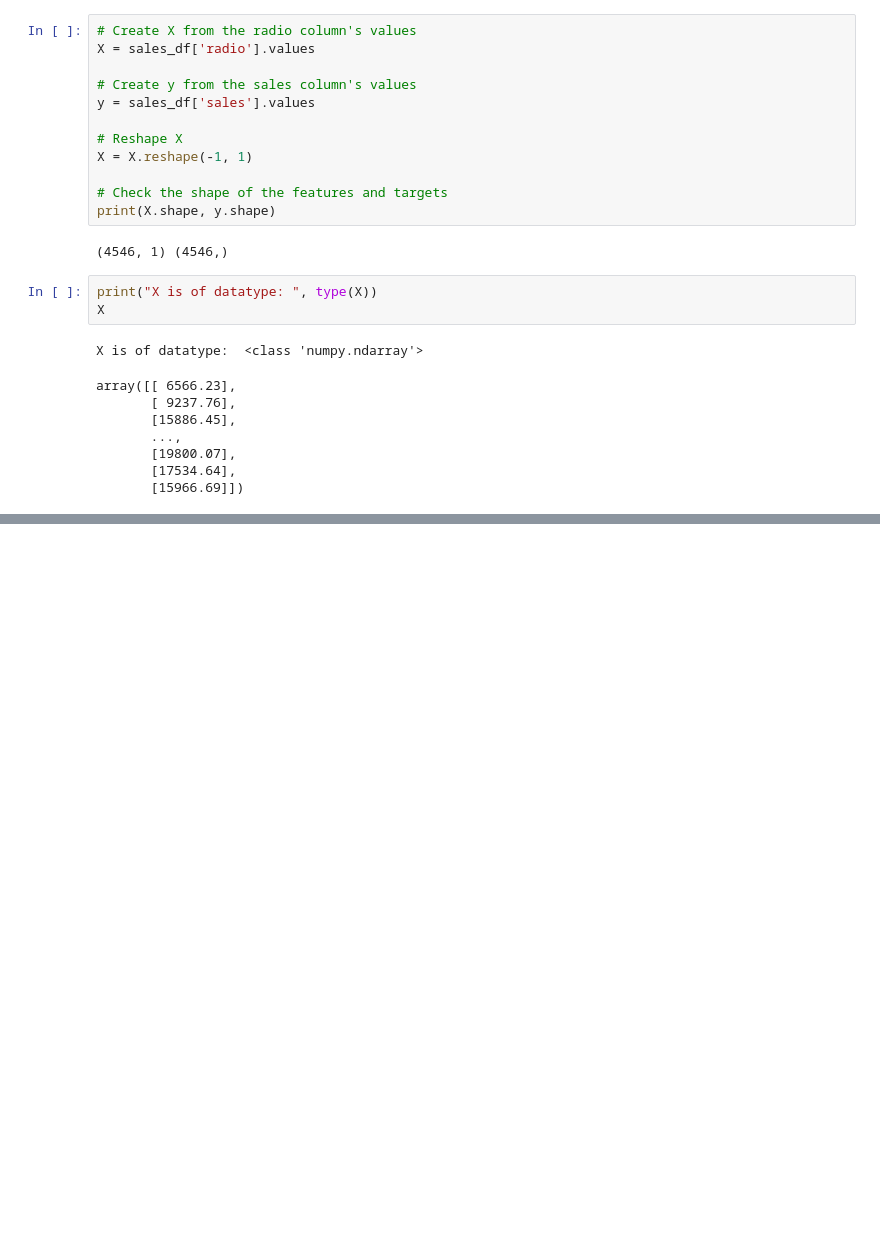
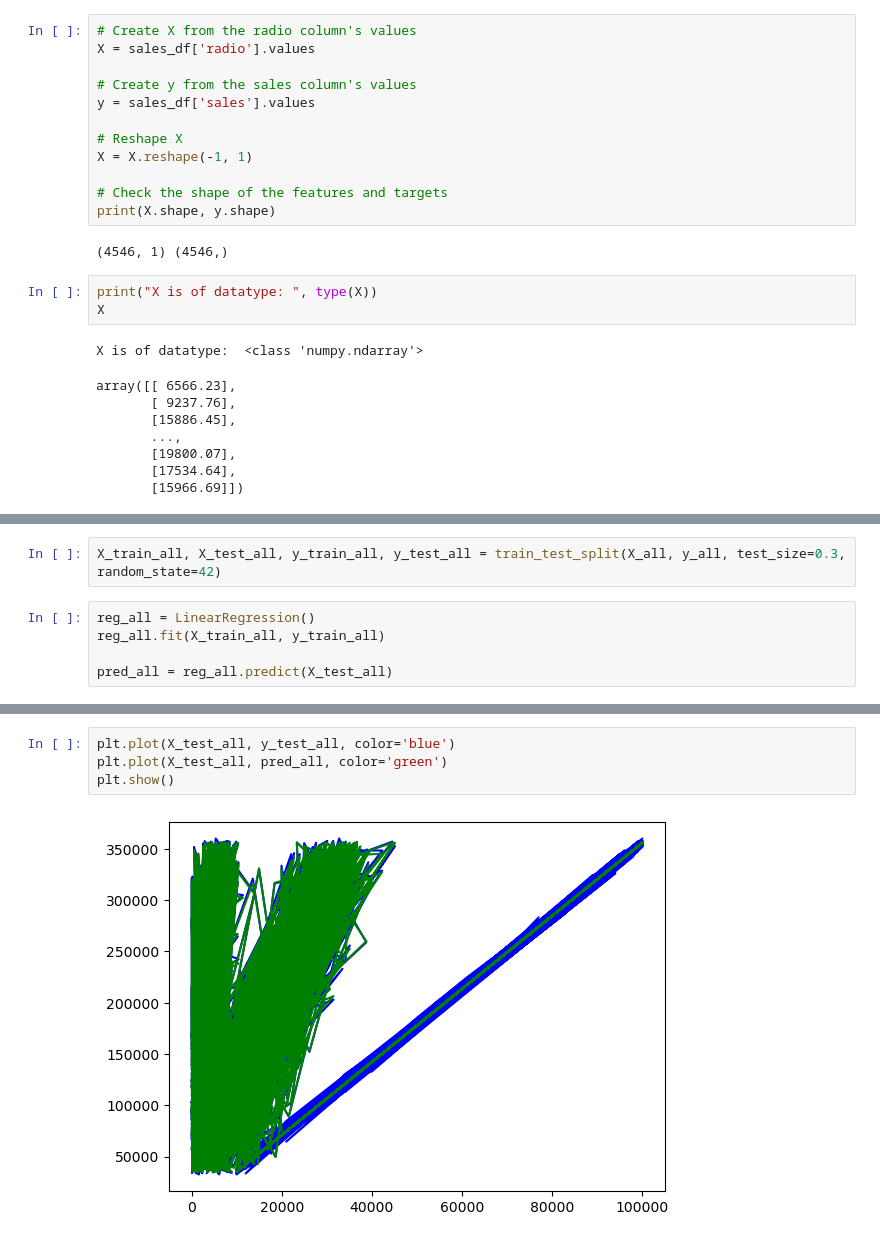
Before and after one commit to endiesworld/ML_projects, a Jupyter notebook: supervised-learning/Regression-problem/linearRegression.ipynb, the cells around one changed output, grey strips where cells are left out. Drawn from its saved outputs; the diff is of its cells as text; blank space fills up the shorter version.

Commit message:
feat: Updated the regression notebook

```diff
--- a/supervised-learning/Regression-problem/linearRegression.ipynb
+++ b/supervised-learning/Regression-problem/linearRegression.ipynb
@@ -65,0 +232,7 @@ print(predictions[:5])
+# %%
+X_train_all, X_test_all, y_train_all, y_test_all = train_test_split(X_all, y_all, test_size=0.3, random_state=42)
+# %%
+reg_all = LinearRegression()
+reg_all.fit(X_train_all, y_train_all)
+
+pred_all = reg_all.predict(X_test_all)
@@ -65,0 +260,6 @@ print(predictions[:5])
+# %%
+plt.plot(X_test_all, y_test_all, color='blue')
+plt.plot(X_test_all, pred_all, color='green')
+plt.show()
+# %% [output]
+[figure, added]
```
Also changed, not shown: parts of 20 cells of this notebook, 4 other files.
